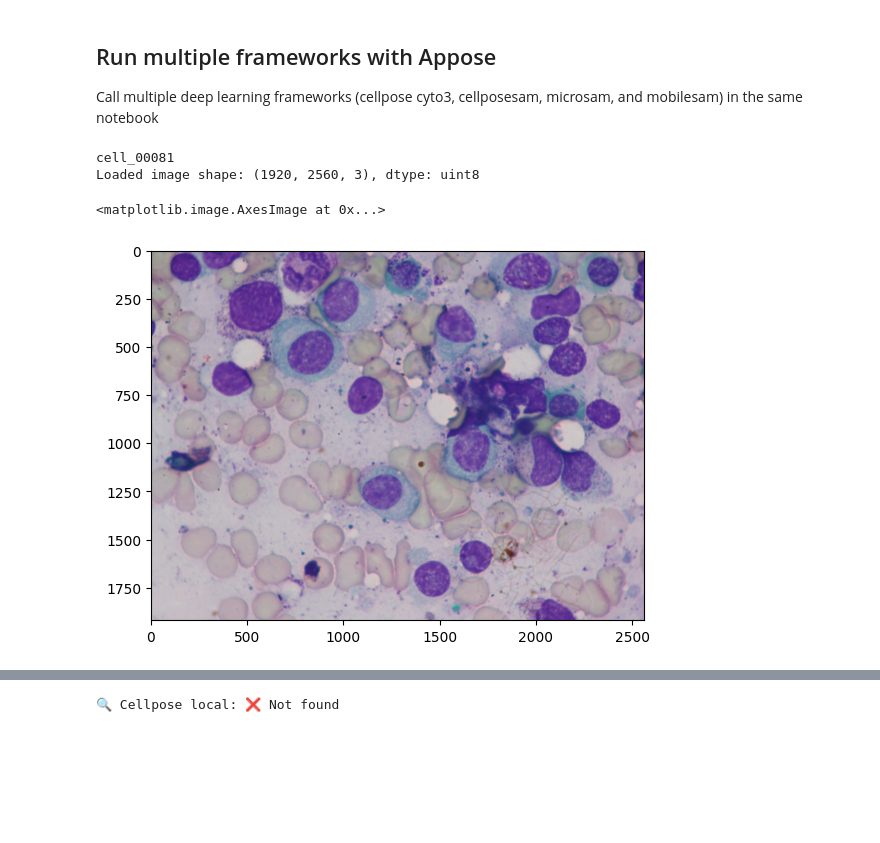
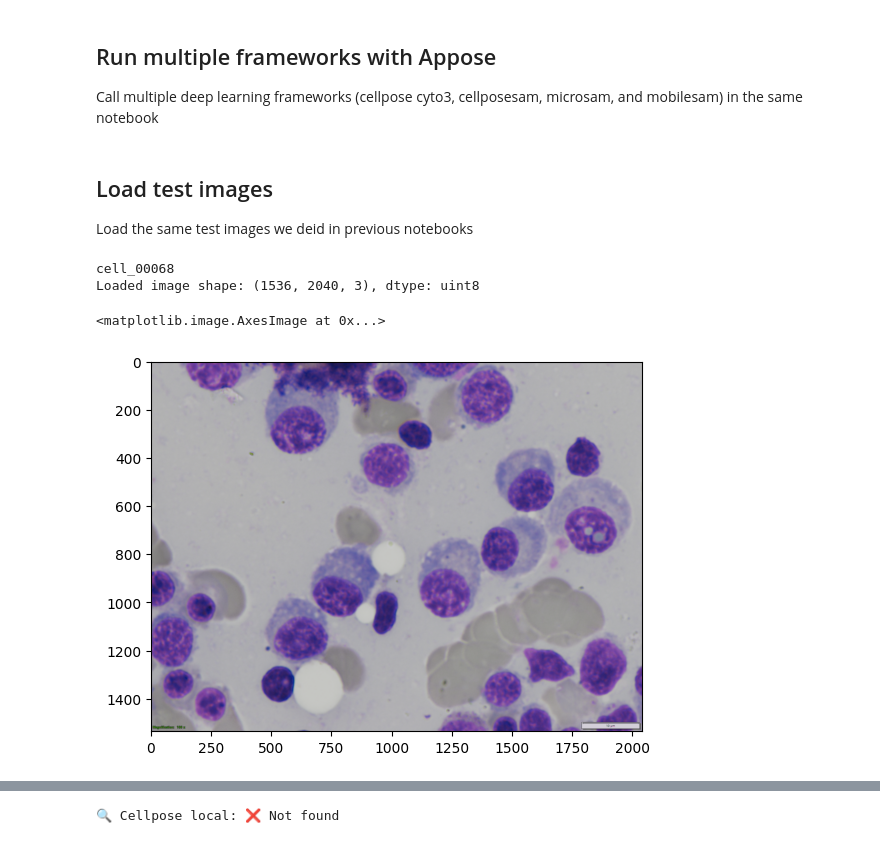
Before and after one commit to True-North-Intelligent-Algorithms/notebooks-and-napari-widgets-for-dl, a Jupyter notebook: docs/2025_updates_and_advances/15_appose_run_all.ipynb, the cells around one changed output, grey strips where cells are left out. Saved outputs shown, nothing was run; the diff lists cells and outputs as text; code cells hidden in the pictures; blank space fills up the shorter version.

```diff
--- a/docs/2025_updates_and_advances/15_appose_run_all.ipynb
+++ b/docs/2025_updates_and_advances/15_appose_run_all.ipynb
@@ -13,22 +10,28 @@ label_path = r"D:\images\tnia-python-images\imagesc\2024_03_27_SOTA_segmentation
+# %% [markdown]
+## Load test images
+
+Load the same test images we deid in previous notebooks
 # %%
+image_path = r"..\..\data\SOTA_segmentation\cell_00068.bmp"
+label_path = r"..\..\data\SOTA_segmentation\cell_00068_label.tiff"
 
 image_name = os.path.basename(image_path)
 image_name = os.path.splitext(image_name)[0]
 print(image_name)
 
 img = io.imread(image_path)
 
 if (len(img.shape) == 2):
     img = np.expand_dims(img, axis=2)  # Add channel dimension if it's grayscale
     # repeat channels so there is 3
     img = np.repeat(img, 3, axis=2)
 
 # Print image information
 print(f"Loaded image shape: {img.shape}, dtype: {img.dtype}")
 
 plt.imshow(img)
 # %% [output]
-cell_00081
-Loaded image shape: (1920, 2560, 3), dtype: uint8
+cell_00068
+Loaded image shape: (1536, 2040, 3), dtype: uint8
 <matplotlib.image.AxesImage at 0x...>
-[figure, old version]
+[figure, new version]
```
Also changed, not shown: parts of 20 cells of this notebook, 5 other files.
